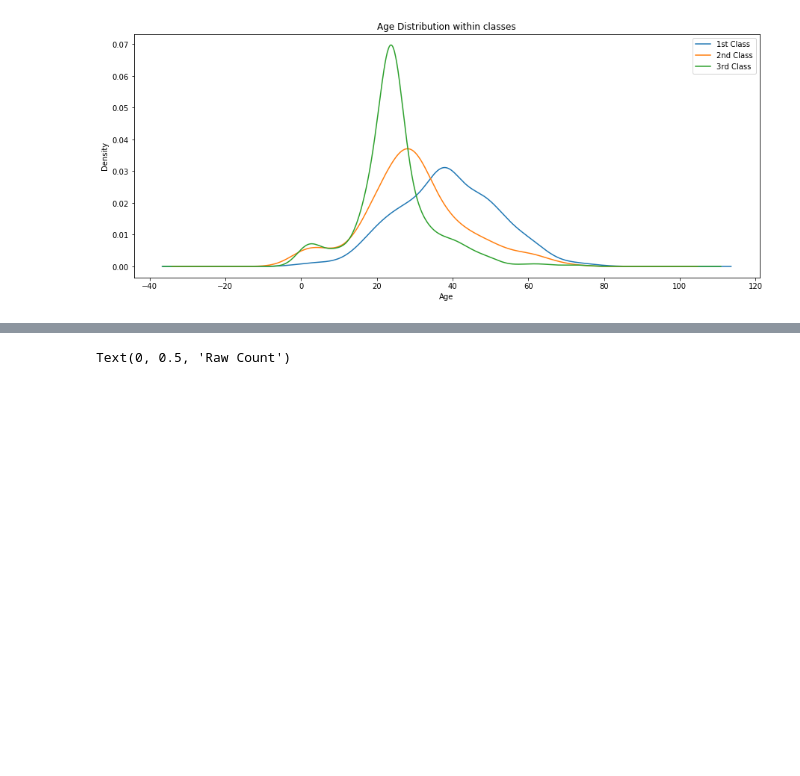
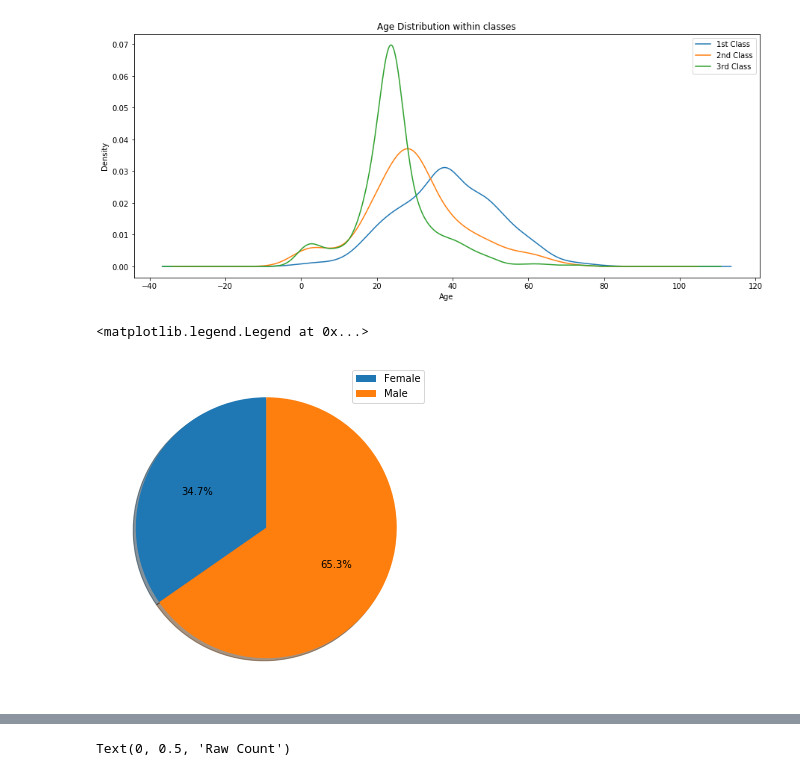
Before and after one commit to SebastianCerquera/titanic-logistic-regression, a Jupyter notebook: logisticReg_Titanic.ipynb, the cells around one changed output, grey strips where cells are left out. Cells and saved outputs as stored; diff of their text form; code cells hidden in the pictures; blank space fills up the shorter version.

```diff
--- a/logisticReg_Titanic.ipynb
+++ b/logisticReg_Titanic.ipynb
@@ -204,3 +204,15 @@ plt.legend(('1st Class', '2nd Class','3rd Class'),loc='best')
 # %% [output]
 <matplotlib.legend.Legend at 0x...>
 [figure]
+# %%
+#Percentagewise
+#~25% of makes survived and ~85% females
+fig = plt.figure(figsize=(8,6))
+
+sexData = trainingData['sex'].value_counts().sort_index()
+
+plt.pie(sexData/sexData.sum(), autopct='%1.1f%%', shadow=True, startangle=90)
+plt.legend(('Female', 'Male'),loc='best')
+# %% [output]
+<matplotlib.legend.Legend at 0x...>
+[figure, added]
```
Also changed, not shown: parts of 13 cells of this notebook.
